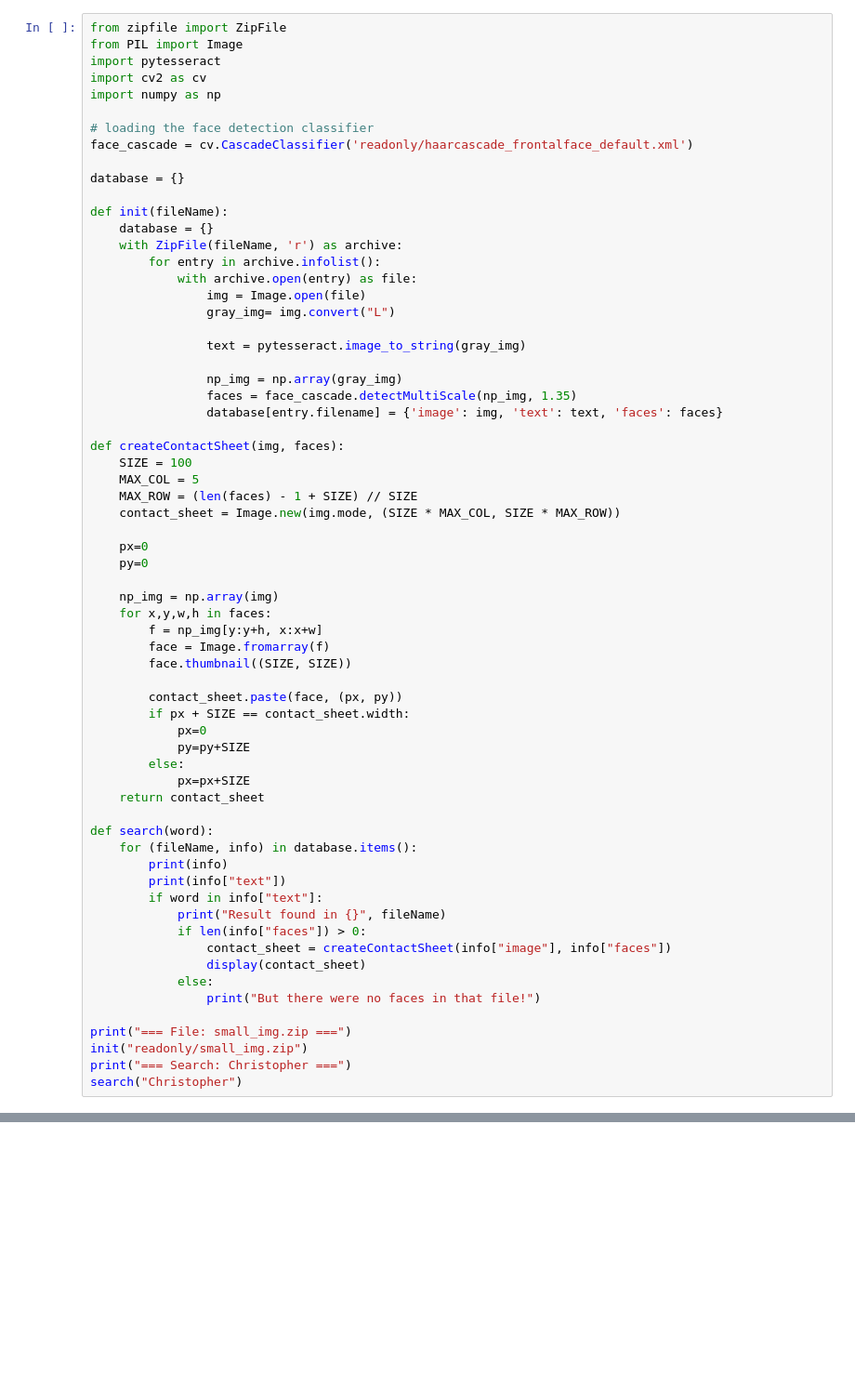
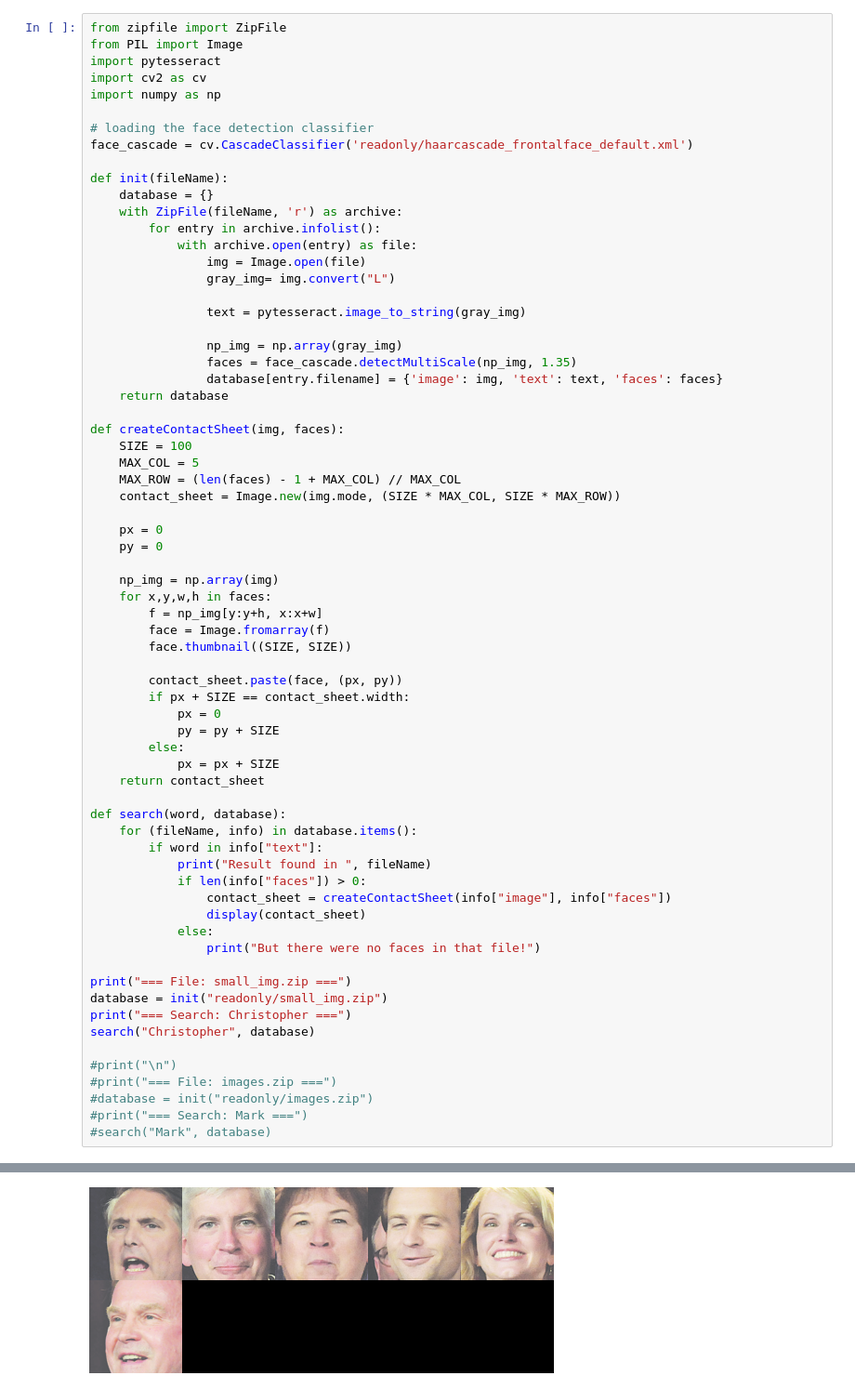
Before and after one commit to Voznesenskiii/coursera-python3-programming-specialization, a Jupyter notebook: jupiter/project.ipynb, the cells around one changed output, grey strips where cells are left out. Shown at 93% size. Drawn from its saved outputs; the diff is of its cells as text; blank space fills up the shorter version.

```diff
--- a/jupiter/project.ipynb
+++ b/jupiter/project.ipynb
@@ -25,8 +25,6 @@ import numpy as np
 
 # loading the face detection classifier
 face_cascade = cv.CascadeClassifier('readonly/haarcascade_frontalface_default.xml')
-
-database = {}
 
 def init(fileName):
     database = {}
@@ -41,15 +39,16 @@ def init(fileName):
                 np_img = np.array(gray_img)
                 faces = face_cascade.detectMultiScale(np_img, 1.35)
                 database[entry.filename] = {'image': img, 'text': text, 'faces': faces}
+    return database
 
 def createContactSheet(img, faces):
     SIZE = 100
     MAX_COL = 5
-    MAX_ROW = (len(faces) - 1 + SIZE) // SIZE
+    MAX_ROW = (len(faces) - 1 + MAX_COL) // MAX_COL
     contact_sheet = Image.new(img.mode, (SIZE * MAX_COL, SIZE * MAX_ROW))
 
-    px=0
-    py=0
+    px = 0
+    py = 0
 
     np_img = np.array(img)
     for x,y,w,h in faces:
@@ -59,18 +58,16 @@ def createContactSheet(img, faces):
 
         contact_sheet.paste(face, (px, py))
         if px + SIZE == contact_sheet.width:
-            px=0
-            py=py+SIZE
+            px = 0
+            py = py + SIZE
         else:
-            px=px+SIZE
+            px = px + SIZE
     return contact_sheet
 
-def search(word):
+def search(word, database):
     for (fileName, info) in database.items():
-        print(info)
-        print(info["text"])
         if word in info["text"]:
-            print("Result found in {}", fileName)
+            print("Result found in ", fileName)
             if len(info["faces"]) > 0:
                 contact_sheet = createContactSheet(info["image"], info["faces"])
                 display(contact_sheet)
@@ -78,9 +75,15 @@ def search(word):
                 print("But there were no faces in that file!")
 
 print("=== File: small_img.zip ===")
-init("readonly/small_img.zip")
+database = init("readonly/small_img.zip")
 print("=== Search: Christopher ===")
-search("Christopher")
+search("Christopher", database)
+
+#print("\n")
+#print("=== File: images.zip ===")
+#database = init("readonly/images.zip")
+#print("=== Search: Mark ===")
+#search("Mark", database)
 # %% [output]
 === File: small_img.zip ===
 === Search: Christopher ===
@@ -86,0 +91 @@ search("Christopher")
+[figure, added]
```
Also changed, not shown: parts of 1 cell of this notebook, 3 other files.
